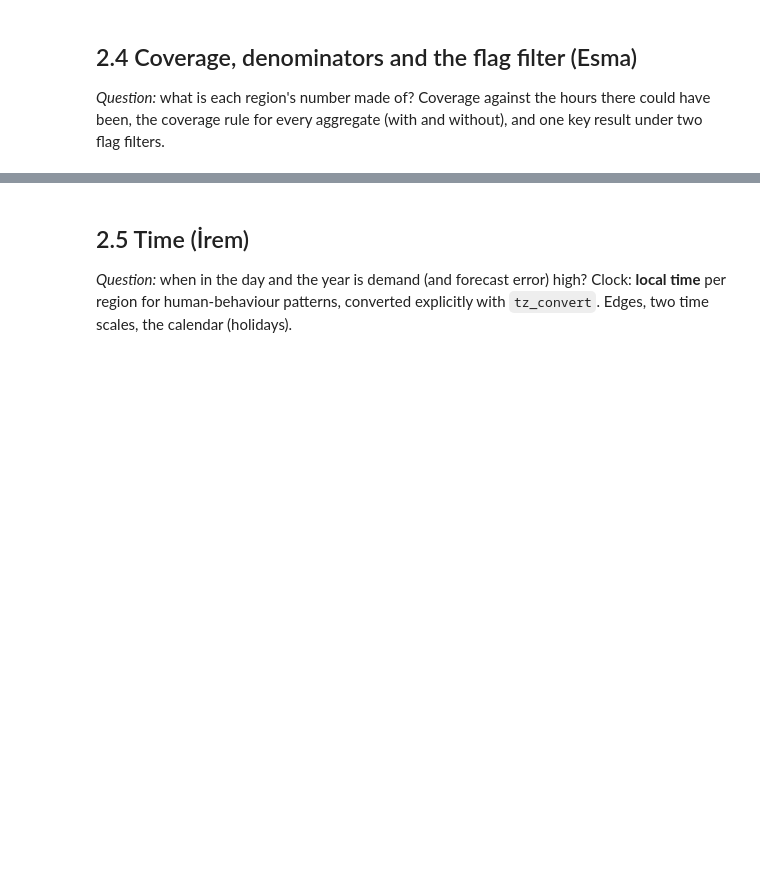
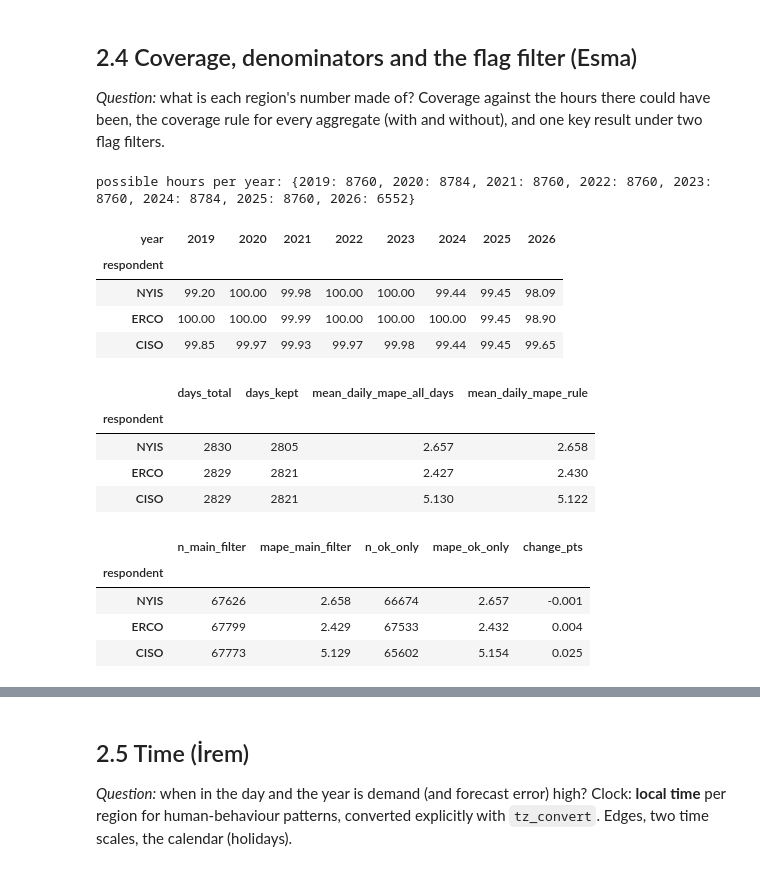
Before and after one commit to se-230717018/electricity-demand-weather-pipeline, a Jupyter notebook: notebooks/m4_eda.ipynb, the cells around one changed output, grey strips where cells are left out. Saved outputs shown, nothing was run; the diff lists cells and outputs as text; code cells hidden in the pictures; blank space fills up the shorter version.

```diff
--- a/notebooks/m4_eda.ipynb
+++ b/notebooks/m4_eda.ipynb
@@ -67,3 +153,45 @@ what does that mean for the summary chosen in 2.2? Histogram with a chosen bin w
 
 *Question:* what is each region's number made of? Coverage against the hours there could have been, the coverage rule
 for every aggregate (with and without), and one key result under two flag filters.
+# %%
+# Coverage: trusted hour pairs against the hours there could have been, per region and year
+main["year"] = main["ts_utc"].dt.year
+years = pd.Series(pd.date_range(START, END + " 23:00", freq="h", tz="UTC").year).value_counts().sort_index()
+cov = main.groupby(["respondent", "year"]).size().unstack("year").reindex(REGIONS).fillna(0)
+cov_pct = (100 * cov / years).round(2)
+print("possible hours per year:", years.to_dict())
+display(cov_pct)
+
+# Coverage rule for daily aggregates: a day counts only with >= DAILY_MIN_HOURS trusted hours
+main["day"] = main["ts_utc"].dt.floor("D")
+daily = main.groupby(["respondent", "day"]).agg(n=("ape", "size"), mape=("ape", "mean")).reset_index()
+with_rule = daily[daily["n"] >= DAILY_MIN_HOURS].groupby("respondent")["mape"].mean()
+without_rule = daily.groupby("respondent")["mape"].mean()
+rule_tbl = pd.DataFrame({"days_total": daily.groupby("respondent").size(),
+                         "days_kept": daily[daily["n"] >= DAILY_MIN_HOURS].groupby("respondent").size(),
+                         "mean_daily_mape_all_days": without_rule, "mean_daily_mape_rule": with_rule}).loc[REGIONS]
+display(rule_tbl.round(3))
+
+# Flag filter: one key result under two filters
+flag_tbl = pd.DataFrame({"n_main_filter": main.groupby("respondent").size(), "mape_main_filter": main.groupby("respondent")["ape"].mean(),
+                         "n_ok_only": strict.groupby("respondent").size(),
+                         "mape_ok_only": strict.groupby("respondent")["ape"].mean()}).loc[REGIONS]
+flag_tbl["change_pts"] = flag_tbl["mape_ok_only"] - flag_tbl["mape_main_filter"]
+display(flag_tbl.round(3))
+# %% [output]
+possible hours per year: {2019: 8760, 2020: 8784, 2021: 8760, 2022: 8760, 2023: 8760, 2024: 8784, 2025: 8760, 2026: 6552}
+| year | 2019 | 2020 | 2021 | 2022 | 2023 | 2024 | 2025 | 2026 |
+| respondent |  |  |  |  |  |  |  |  |
+| NYIS | 99.20 | 100.00 | 99.98 | 100.00 | 100.00 | 99.44 | 99.45 | 98.09 |
+| ERCO | 100.00 | 100.00 | 99.99 | 100.00 | 100.00 | 100.00 | 99.45 | 98.90 |
+| CISO | 99.85 | 99.97 | 99.93 | 99.97 | 99.98 | 99.44 | 99.45 | 99.65 |
+|  | days_total | days_kept | mean_daily_mape_all_days | mean_daily_mape_rule |
+| respondent |  |  |  |  |
+| NYIS | 2830 | 2805 | 2.657 | 2.658 |
+| ERCO | 2829 | 2821 | 2.427 | 2.430 |
+| CISO | 2829 | 2821 | 5.130 | 5.122 |
+|  | n_main_filter | mape_main_filter | n_ok_only | mape_ok_only | change_pts |
+| respondent |  |  |  |  |  |
+| NYIS | 67626 | 2.658 | 66674 | 2.657 | -0.001 |
+| ERCO | 67799 | 2.429 | 67533 | 2.432 | 0.004 |
+| CISO | 67773 | 5.129 | 65602 | 5.154 | 0.025 |
```
Also changed, not shown: parts of 6 cells of this notebook, 2 other files.
